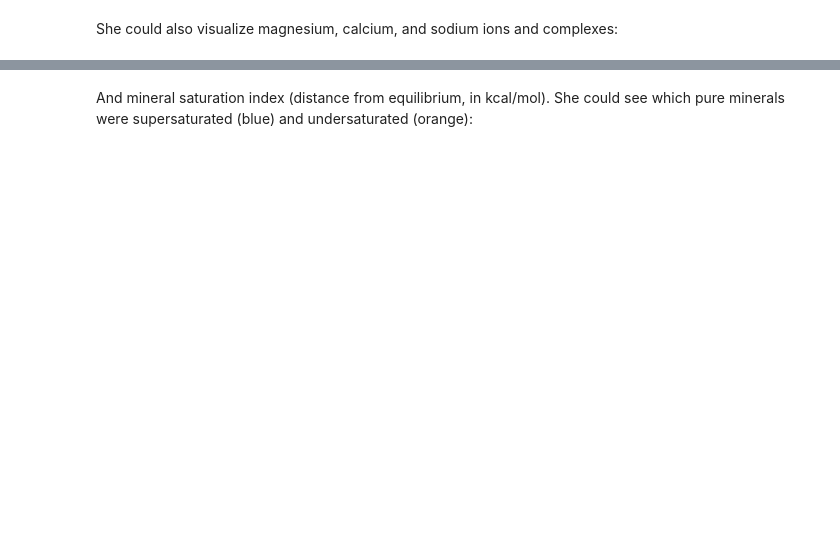
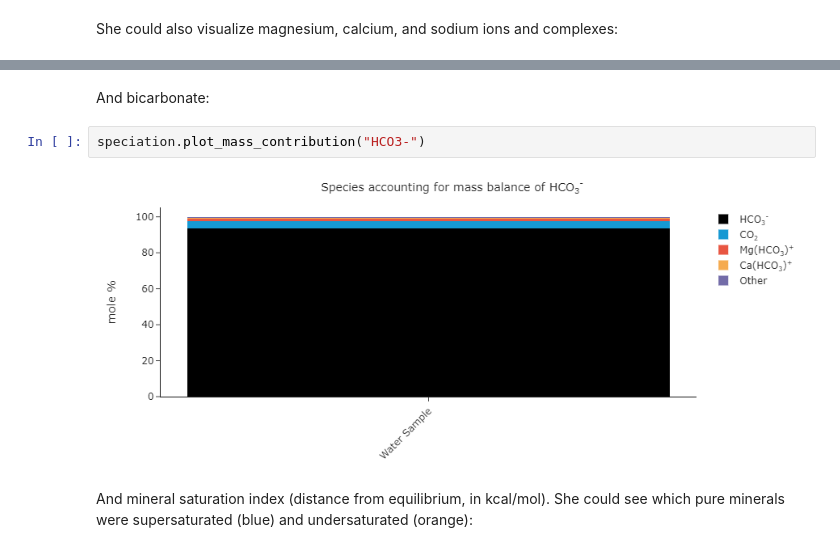
Before and after one commit to worm-portal/WORM-Library, a Jupyter notebook: WORKSHOP/WorkshopDemo.ipynb, the cells around one changed output, grey strips where cells are left out. Drawn from its saved outputs; the diff is of its cells as text; blank space fills up the shorter version.

```diff
--- a/WORKSHOP/WorkshopDemo.ipynb
+++ b/WORKSHOP/WorkshopDemo.ipynb
@@ -182,3 +160,9 @@ speciation.plot_mass_contribution("Mg+2")
+# %% [markdown]
+And bicarbonate:
+# %%
+speciation.plot_mass_contribution("HCO3-")
+# %% [output]
+[figure, added]
 # %% [markdown]
 And mineral saturation index (distance from equilibrium, in kcal/mol). She could see which pure minerals were supersaturated (blue) and undersaturated (orange):
 # %%
```
Also changed, not shown: parts of 12 cells of this notebook, 24 other files.
